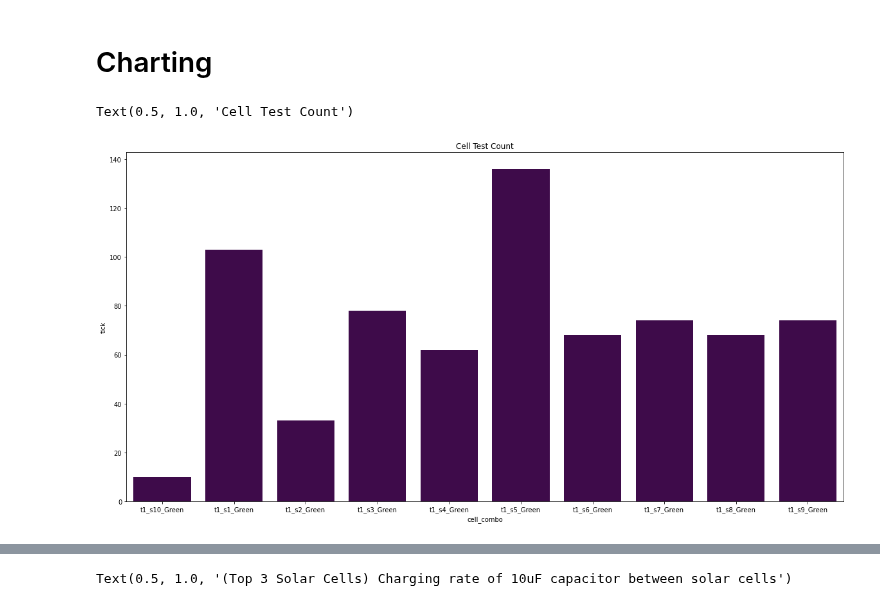
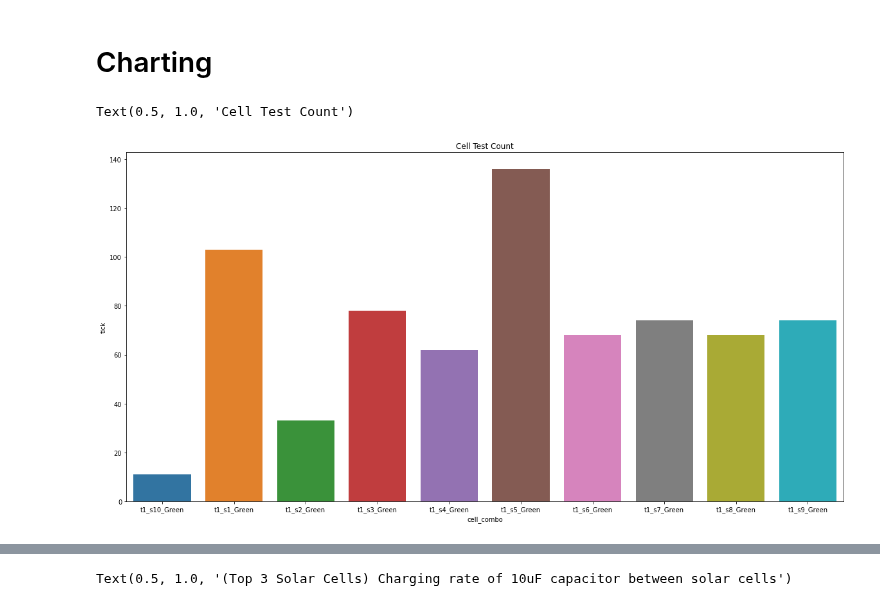
Before and after one commit to darkmatter2222/Nuclear-Battery, a Jupyter notebook: measurement_techniques/analiyze_measurements/single_cell_performance_testing.ipynb, the cells around one changed output, grey strips where cells are left out. Saved outputs shown, nothing was run; the diff lists cells and outputs as text; code cells hidden in the pictures.

```diff
--- a/measurement_techniques/analiyze_measurements/single_cell_performance_testing.ipynb
+++ b/measurement_techniques/analiyze_measurements/single_cell_performance_testing.ipynb
@@ -140,12 +110,12 @@ import matplotlib.pyplot as plt
 # %%
 fig, ax = plt.subplots(1, 1, figsize=(20,10))
 grouping = df[(df['time']==600)].groupby(['cell_combo','tritium_plot_color'])['tick'].sum().reset_index()
 #sns.set(rc={'axes.facecolor':'#383838', 'figure.facecolor':'#383838', 'xtick.color':'#ffffffff', 'ytick.color':'#ffffffff', 'axes.titlecolor':'#ffffffff', 'axes.labelcolor':'#ffffffff', 'legend.facecolor':'#ffffffff'})
 
-sns.barplot(x="cell_combo", y="tick", data=grouping,palette=grouping['tritium_plot_color'].tolist(), ax=ax).set_title('Cell Test Count')
+sns.barplot(x="cell_combo", y="tick", data=grouping, ax=ax).set_title('Cell Test Count')
 # %% [output]
 Text(0.5, 1.0, 'Cell Test Count')
-[figure, old version]
+[figure, new version]
 # %%
 from random import sample
 # unique cell numbers
```
Also changed, not shown: parts of 5 cells of this notebook.
